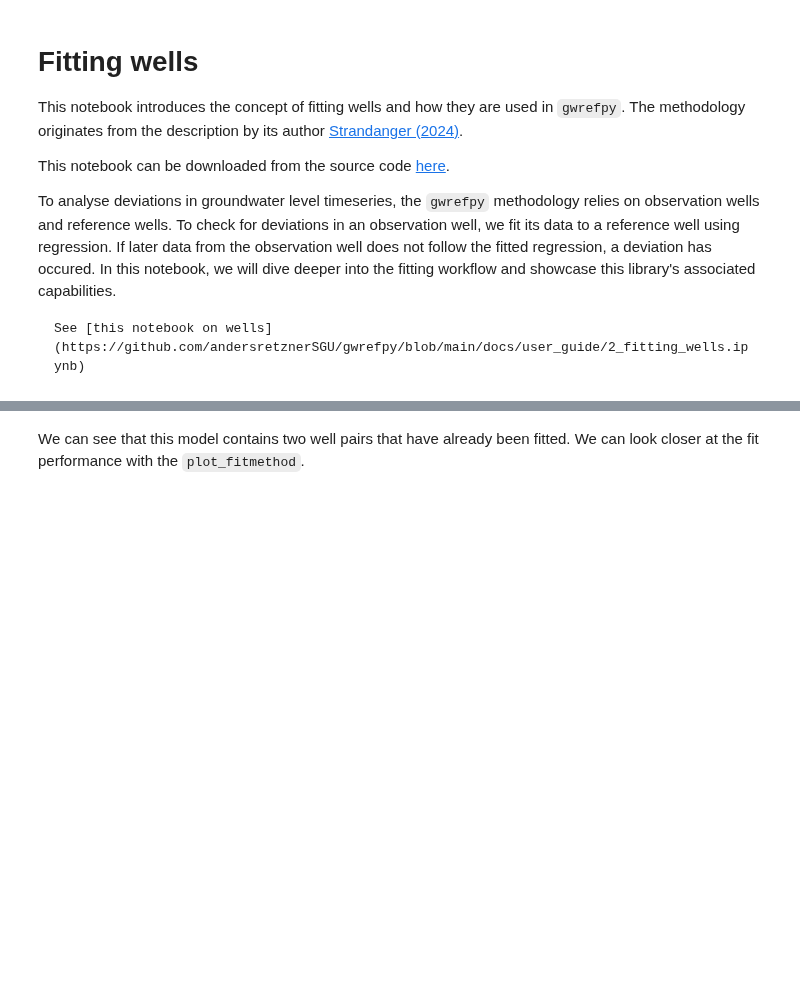
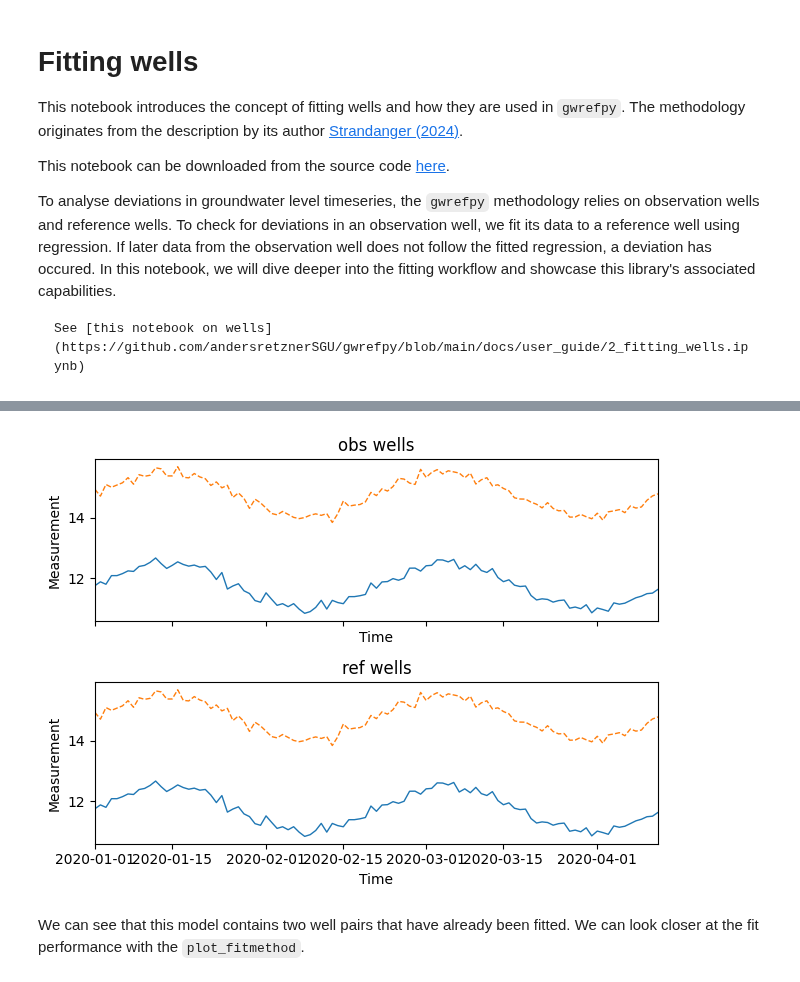
Before and after one commit to sgfsweden/gwrefpy, a Jupyter notebook: docs/user_guide/2_fitting_wells.ipynb, the cells around one changed output, grey strips where cells are left out. Cells and saved outputs as stored; diff of their text form; code cells hidden in the pictures; blank space fills up the shorter version.

````diff
--- a/docs/user_guide/2_fitting_wells.ipynb
+++ b/docs/user_guide/2_fitting_wells.ipynb
@@ -12,3 +12,5 @@ See [this notebook on wells](https://github.com/andersretznerSGU/gwrefpy/blob/ma
 ```
 # %%
 import gwrefpy as gr
+import matplotlib.pyplot as plt
+gr.set_log_level("ERROR")
@@ -15,5 +21,15 @@ import gwrefpy as gr
 # %%
-model = gr.Model('small_example.gwref')
-model.fits_summary()
+model = gr.Model("small_example.gwref")
+# %%
+fig, (up, down) = plt.subplots(nrows=2, sharex=True)
+model.plot_wells(model.obs_wells, ax=up)
+model.plot_wells(model.obs_wells, ax=down)
+
+up.set_title("obs wells")
+down.set_title("ref wells")
+
+fig.tight_layout()
+# %% [output]
+[figure, added]
 # %% [markdown]
 We can see that this model contains two well pairs that have already been fitted. We can look closer at the fit performance with the `plot_fitmethod`.
````
Also changed, not shown: parts of 2 cells of this notebook.
